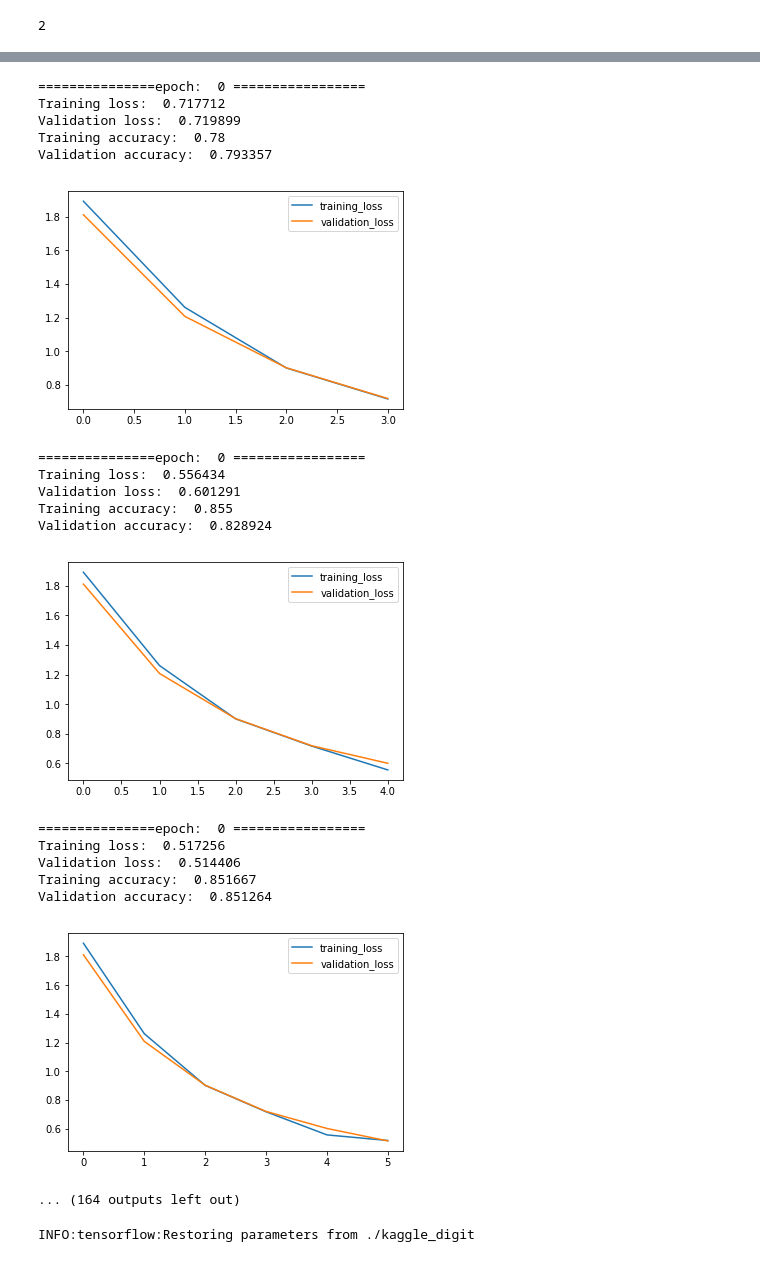
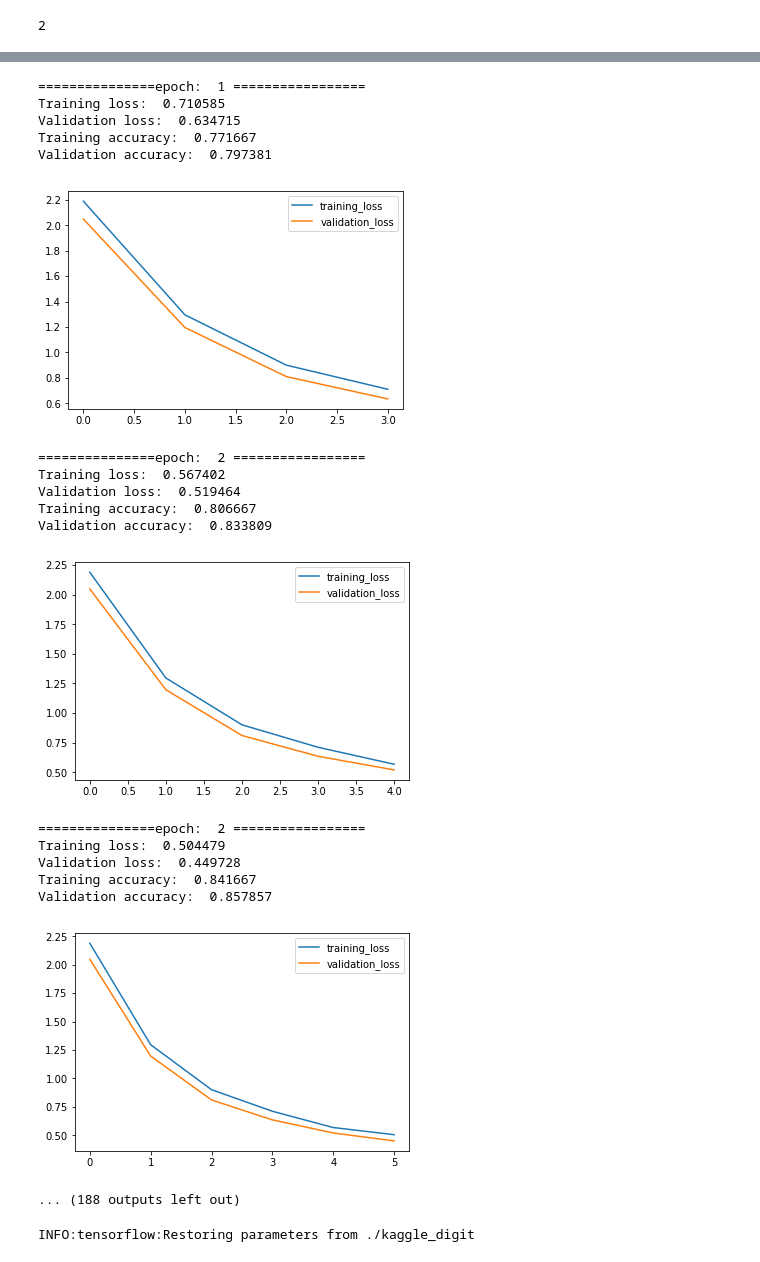
Before and after one commit to Carterhuang/kaggle_digit, a Jupyter notebook: kaggle_digit_recognizer.ipynb, the cells around one changed output, grey strips where cells are left out. Drawn from its saved outputs; the diff is of its cells as text; code cells hidden in the pictures.

Commit message:
Finally reached 98 percent accuracy.

```diff
--- a/kaggle_digit_recognizer.ipynb
+++ b/kaggle_digit_recognizer.ipynb
@@ -177,20 +177,25 @@ def conv_net(image, dropout_prob):
     :dropout_prob: drop out probability.
     """
     # convolution - max pooling layer 1
-    conv_layer = bn_conv2d(image, kernel_depth=1, output_dim=16, k_size=3)
-    mp_layer = max_pool(conv_layer, 2, 2)
+    conv_layer = bn_conv2d(image, kernel_depth=1, output_dim=32, k_size=5)
+#     mp_layer = tf.layers.dropout(max_pool(conv_layer, 2, 2), rate=0.3)
 
     # convolution - max pooling layer 2
-    conv_layer = bn_conv2d(mp_layer, kernel_depth=16, output_dim=32, k_size=3)
-    mp_layer = max_pool(conv_layer, 2, 2)
+#     conv_layer = bn_conv2d(mp_layer, kernel_depth=32, output_dim=32, k_size=5)
+    conv_layer = bn_conv2d(conv_layer, kernel_depth=32, output_dim=32, k_size=5)
+    mp_layer = tf.layers.dropout(max_pool(conv_layer, 2, 2), rate=0.3)
 
     # convolution - max pooling layer 3
     conv_layer = bn_conv2d(mp_layer, kernel_depth=32, output_dim=64, k_size=3)
-    mp_layer = max_pool(conv_layer, 2, 2)
+#     mp_layer = tf.layers.dropout(max_pool(conv_layer, 2, 2), rate=0.3)
+
+#     conv_layer = bn_conv2d(mp_layer, kernel_depth=64, output_dim=64, k_size=3)
+    conv_layer = bn_conv2d(conv_layer, kernel_depth=64, output_dim=64, k_size=3)
+    mp_layer = tf.layers.dropout(max_pool(conv_layer, 2, 2), rate=0.3)
 
     flat = flatten(mp_layer)
 
-    fully_conn = fully_connected_with_dropout(flat, 96, dropout_prob)
+    fully_conn = fully_connected_with_dropout(flat, 256, 0.5)
 
     logits = output_layer(fully_conn, 10)
 
@@ -199,6 +204,12 @@ def conv_net(image, dropout_prob):
 ##############################################################
 #                Part Three: Define Loss & Accuracy
 ##############################################################
+# %%
+lr = 0.00001
+conv_dropout = 0.3
+fully_dropout = 0.5
+batch_s = 600
+epochs = 55
 # %%
 tf.reset_default_graph()
 
@@ -213,7 +224,7 @@ logits = tf.identity(logits, name='logits')
 
 # Loss & Optimizer
 loss = tf.reduce_mean(tf.nn.softmax_cross_entropy_with_logits(logits=logits, labels=label_tensor))
-optimizer = tf.train.AdamOptimizer(learning_rate=0.0004).minimize(loss)
+optimizer = tf.train.AdamOptimizer(learning_rate=lr).minimize(loss)
 
 correct_pred = tf.equal(tf.argmax(logits, axis=1), tf.argmax(label_tensor, axis=1))
 accuracy = tf.reduce_mean(tf.cast(correct_pred, tf.float32), name='accuracy')
@@ -316,8 +328,8 @@ def run_model(epochs, images, labels, batch_size, dropout_prob):
                 if len(image_batch) != 0  and len(label_batch) != 0:
                     train_model(session, optimizer, image_batch, label_batch, dropout_prob)
 
-                    # Print stats every 7 epochs.
-                    if count % 7 == 0:
+                    # Print stats every 30 iterations.
+                    if count % 30 == 0:
                         print('===============epoch: ', epoch, '=================')
                         print_stats(session, image_batch, label_batch,
                                     validate_images, validate_labels,
@@ -336,6 +348,6 @@ def run_model(epochs, images, labels, batch_size, dropout_prob):
         saver = tf.train.Saver()
         save_path = saver.save(session, save_model_path)
 # %%
-run_model(13, images, labels, 600, 0.3)
+run_model(epochs, images, labels, batch_s, conv_dropout)
 # %% [output]
 ===============epoch:  0 =================
@@ -359,22 +371,22 @@ Validation accuracy:  0.727219
-===============epoch:  0 =================
-Training loss:  0.717712
-Validation loss:  0.719899
-Training accuracy:  0.78
-Validation accuracy:  0.793357
+===============epoch:  1 =================
+Training loss:  0.710585
+Validation loss:  0.634715
+Training accuracy:  0.771667
+Validation accuracy:  0.797381
-[figure, old version]
+[figure, new version]
-===============epoch:  0 =================
-Training loss:  0.556434
-Validation loss:  0.601291
-Training accuracy:  0.855
-Validation accuracy:  0.828924
+===============epoch:  2 =================
+Training loss:  0.567402
+Validation loss:  0.519464
+Training accuracy:  0.806667
+Validation accuracy:  0.833809
-[figure, old version]
+[figure, new version]
-===============epoch:  0 =================
-Training loss:  0.517256
-Validation loss:  0.514406
-Training accuracy:  0.851667
-Validation accuracy:  0.851264
+===============epoch:  2 =================
+Training loss:  0.504479
+Validation loss:  0.449728
+Training accuracy:  0.841667
+Validation accuracy:  0.857857
-[figure, old version]
+[figure, new version]
-... (164 outputs left out)
+... (188 outputs left out)
 # %%
 ##############################################################
 #                Part Five: Testing
```
Also changed, not shown: parts of 3 cells of this notebook.
